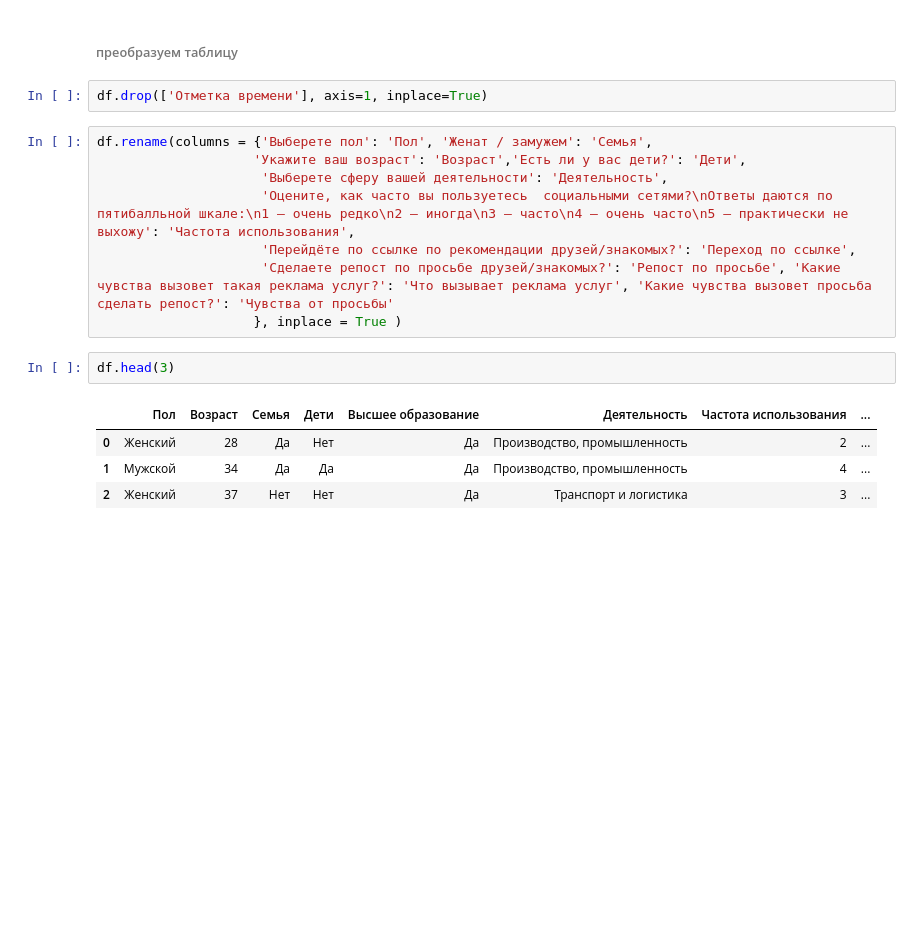
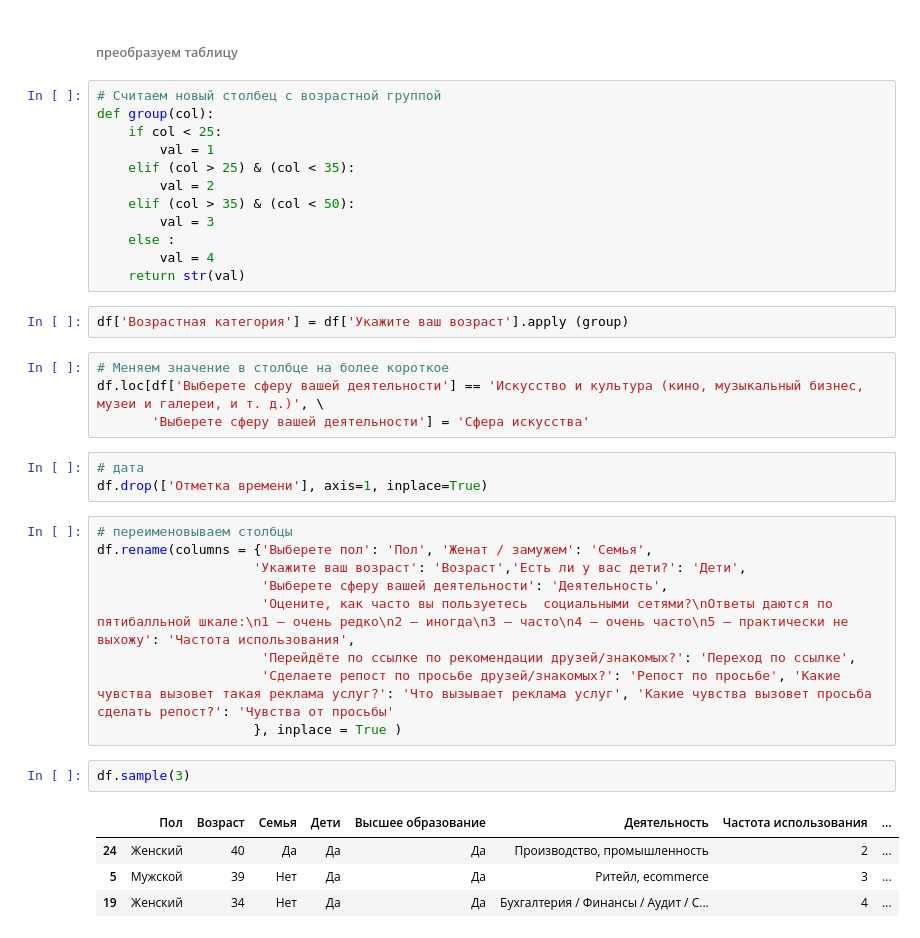
Before and after one commit to anfisso666/projects, a Jupyter notebook: Практика.ipynb, the cells around one changed output. Cells and saved outputs as stored; diff of their text form; blank space fills up the shorter version.

```diff
--- a/Практика.ipynb
+++ b/Практика.ipynb
@@ -12,9 +12,29 @@ import altair as alt
 df = pd.read_excel('ИССЛЕДОВАНИЕ ПОВЕДЕНИЯ (Ответы).xlsx')
 # %% [markdown]
 ###### преобразуем таблицу
+# %%
+# Считаем новый столбец с возрастной группой
+def group(col):
+    if col < 25:
+        val = 1
+    elif (col > 25) & (col < 35):
+        val = 2
+    elif (col > 35) & (col < 50):
+        val = 3
+    else :
+        val = 4
+    return str(val)
+# %%
+df['Возрастная категория'] = df['Укажите ваш возраст'].apply (group)
+# %%
+# Меняем значение в столбце на более короткое
+df.loc[df['Выберете сферу вашей деятельности'] == 'Искусство и культура (кино, музыкальный бизнес, музеи и галереи, и т. д.)', \
+       'Выберете сферу вашей деятельности'] = 'Сфера искусства'
 # %%
+# дата
 df.drop(['Отметка времени'], axis=1, inplace=True)
 # %%
+# переименовываем столбцы
 df.rename(columns = {'Выберете пол': 'Пол', 'Женат / замужем': 'Семья',
                     'Укажите ваш возраст': 'Возраст','Есть ли у вас дети?': 'Дети',
                      'Выберете сферу вашей деятельности': 'Деятельность',
@@ -23,10 +43,10 @@ df.rename(columns = {'Выберете пол': 'Пол', 'Женат / заму
                      'Сделаете репост по просьбе друзей/знакомых?': 'Репост по просьбе', 'Какие чувства вызовет такая реклама услуг?': 'Что вызывает реклама услуг', 'Какие чувства вызовет просьба сделать репост?': 'Чувства от просьбы'
                     }, inplace = True )
 # %%
-df.head(3)
+df.sample(3)
 # %% [output]
 |  | Пол | Возраст | Семья | Дети | Высшее образование | Деятельность | Частота использования | ... |
-| 0 | Женский | 28 | Да | Нет | Да | Производство, промышленность | 2 | ... |
-| 1 | Мужской | 34 | Да | Да | Да | Производство, промышленность | 4 | ... |
-| 2 | Женский | 37 | Нет | Нет | Да | Транспорт и логистика | 3 | ... |
+| 24 | Женский | 40 | Да | Да | Да | Производство, промышленность | 2 | ... |
+| 5 | Мужской | 39 | Нет | Да | Да | Ритейл, ecommerce | 3 | ... |
+| 19 | Женский | 34 | Нет | Да | Да | Бухгалтерия / Финансы / Аудит / С... | 4 | ... |
 # %% [markdown]
```
Also changed, not shown: parts of 36 cells of this notebook.
